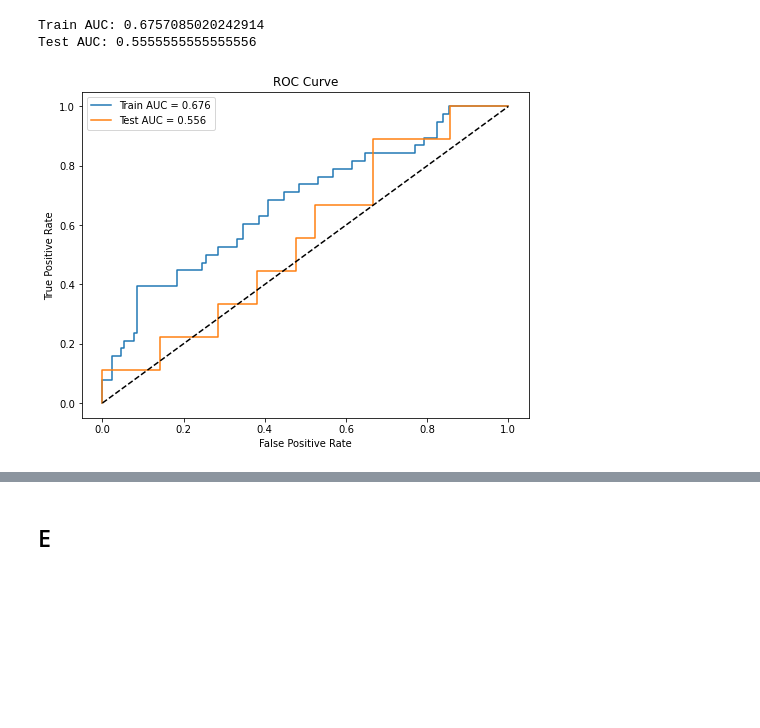
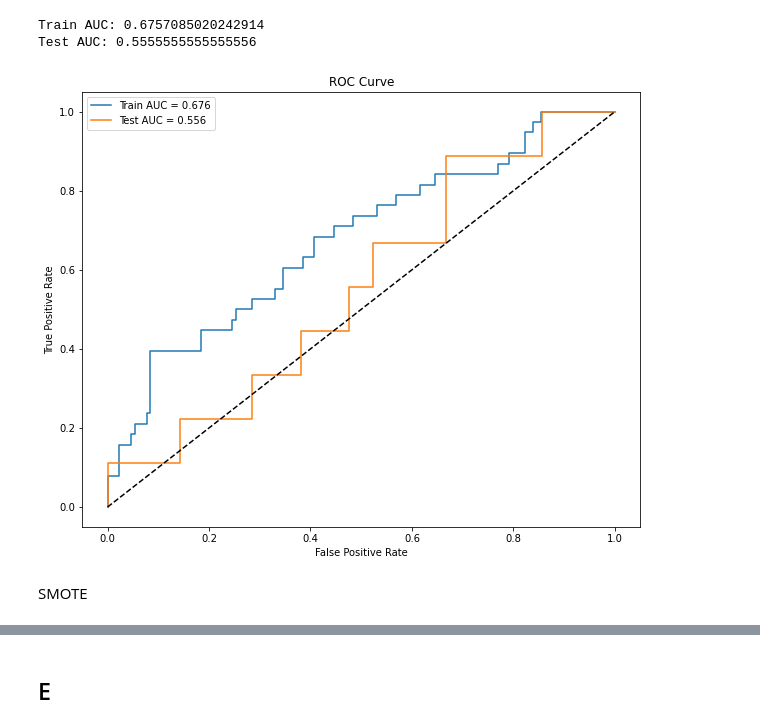
Before and after one commit to ethandingsc/EE559, a Jupyter notebook: Homework 3 Data/HW3.ipynb, the cells around one changed output, grey strips where cells are left out. Cells and saved outputs as stored; diff of their text form; code cells hidden in the pictures; blank space fills up the shorter version.

```diff
--- a/Homework 3 Data/HW3.ipynb
+++ b/Homework 3 Data/HW3.ipynb
@@ -204,41 +196,25 @@ Test AUC: 0.5555555555555556
 # %%
 from sklearn.metrics import roc_curve
 import matplotlib.pyplot as plt
 
-fpr_train, tpr_train, _ = roc_curve(
-    y_train,
-    y_train_prob
-)
+fpr_train, tpr_train, _ = roc_curve(y_train, y_train_prob)
+fpr_test, tpr_test, _ = roc_curve(y_test, y_test_prob)
 
-fpr_test, tpr_test, _ = roc_curve(
-    y_test,
-    y_test_prob
-)
+plt.figure(figsize=(10,8))
 
-plt.figure(figsize=(8,6))
-
-plt.plot(
-    fpr_train,
-    tpr_train,
-    label=f"Train AUC = {train_auc:.3f}"
-)
-
-plt.plot(
-    fpr_test,
-    tpr_test,
-    label=f"Test AUC = {test_auc:.3f}"
-)
-
+plt.plot(fpr_train,tpr_train,label=f"Train AUC = {train_auc:.3f}")
+plt.plot(fpr_test,tpr_test,label=f"Test AUC = {test_auc:.3f}")
 plt.plot([0,1],[0,1],'k--')
 
 plt.xlabel("False Positive Rate")
 plt.ylabel("True Positive Rate")
 plt.title("ROC Curve")
 
 plt.legend()
-
 plt.show()
 # %% [output]
-[figure, old version]
+[figure, new version]
+# %% [markdown]
+SMOTE
 # %%
 from collections import Counter
```
Also changed, not shown: parts of 10 cells of this notebook.
